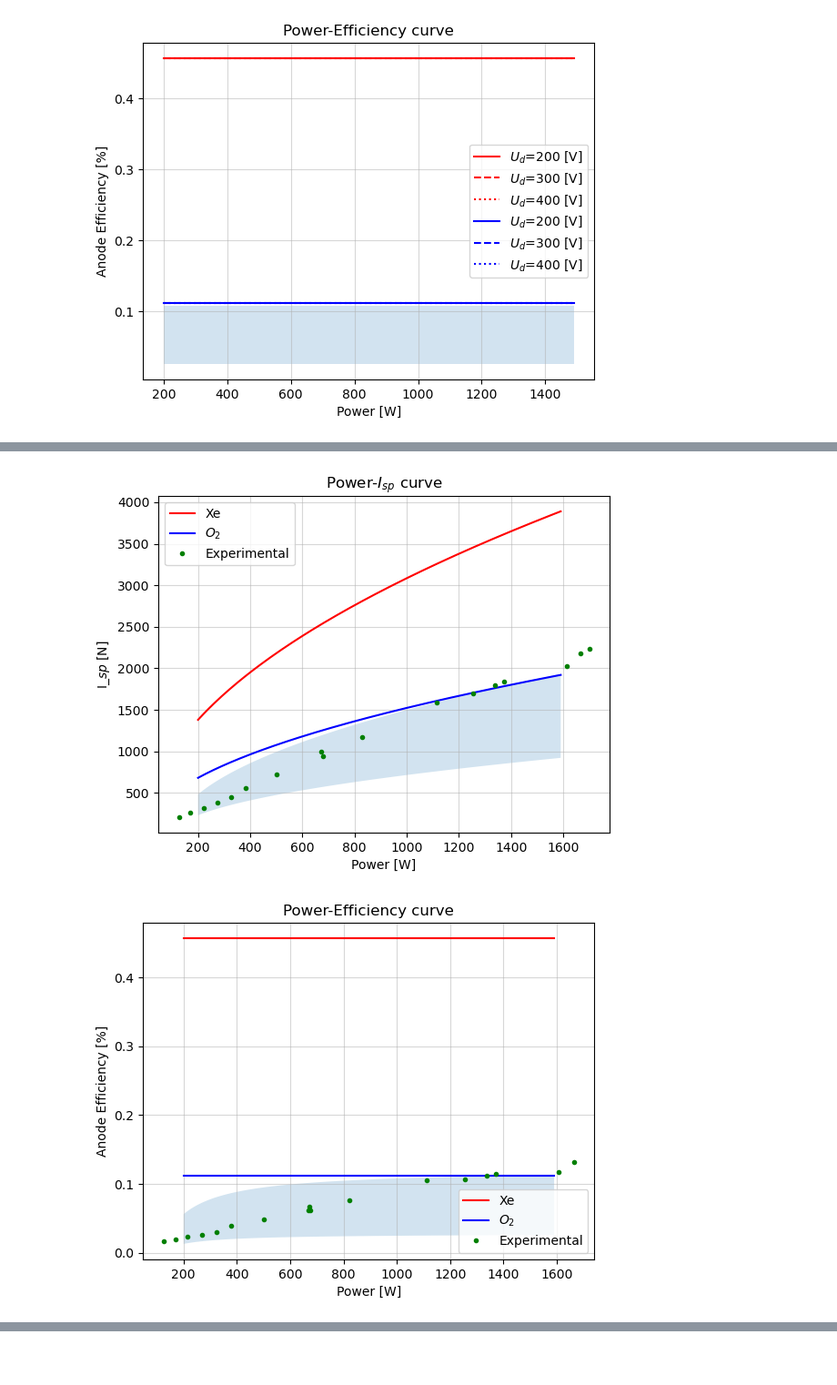
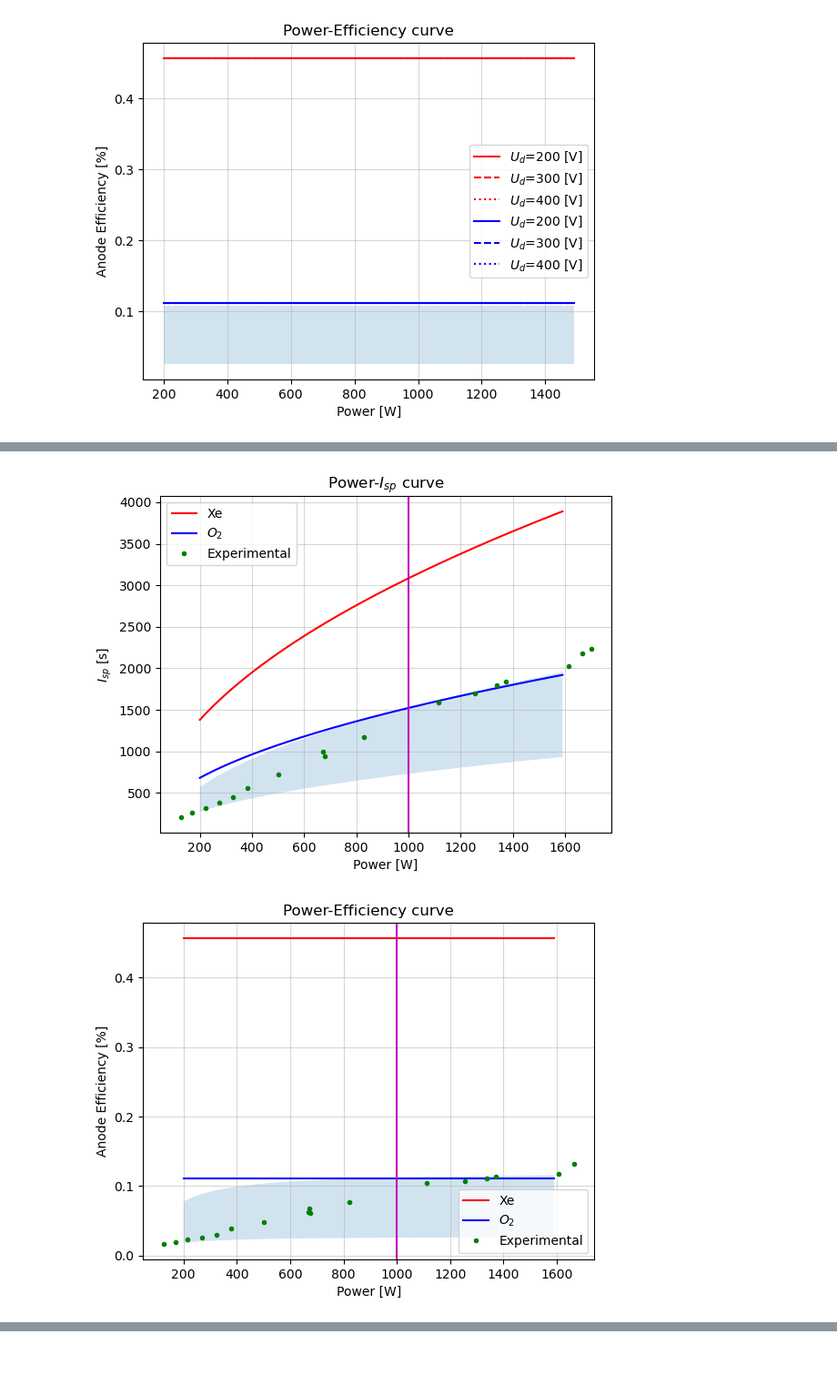
Before and after one commit to Pljwachs/Spacecraft-Propulsion, a Jupyter notebook: Initial parameter calculator.ipynb, the cells around one changed output, grey strips where cells are left out. Shown at 91% size. Drawn from its saved outputs; the diff is of its cells as text; code cells hidden in the pictures.

```diff
--- a/Initial parameter calculator.ipynb
+++ b/Initial parameter calculator.ipynb
@@ -464,7 +466,7 @@ theta_d=np.cos(np.deg2rad(theta))
 
 e=1.602*10e-19
 mo2=32*1.66054*10e-27
-Delta=30
+Delta=20
 
 # For Xenon for different P and U
 for index, mfr in enumerate(dot_m):
@@ -501,6 +503,7 @@ for index, mfr in enumerate(dot_m):
             I_analytic=P/U_d_o2
             P_analytic=P
 
+            # Given P and U and mfr (neglect the influence of geometry) -> calculate T
             T_analytic=alpha[i]*gamma[i]*theta_d[i]*mfr*np.sqrt(2*e/mo2*(U_d_o2-Delta))
             To2_formula[i].append(T_analytic)
 
@@ -522,7 +525,7 @@ T_exp=BNSiO2[1:-1,1]
 #print(T_exp)
 plt.plot(P_exp,T_exp,"g.",label='Experimental')
 
-
+plt.axvline(x=1000,color='m')
 
 
 plt.xlabel('Power [W]')
@@ -546,36 +549,37 @@ Isp_exp=BNSiO2[1:-1,3]
 plt.plot(P_exp,Isp_exp,"g.",label='Experimental')
 
 plt.xlabel('Power [W]')
-plt.ylabel('I_$sp$ [N]')
+plt.ylabel('$I_{sp}$ [s]')
 plt.title('Power-$I_{sp}$ curve')
+plt.axvline(x=1000,color='m')
 
 plt.grid(True,alpha=0.5)
 plt.legend()
 plt.show()
 # %% [output]
-[figure, old version]
+[figure, new version]
 # %%
 #Eta-Power slope
 plt.plot(P_range, eta_xe, 'r',label='Xe')
 plt.plot(P_range, eta_o2, 'b',label='$O_2$')
 
 plt.fill_between(P_range,etao2_formula[0][0:],etao2_formula[1][0:],alpha=0.2)
 
 # Experimental Value
 P_exp=BNSiO2[1:-1,4]
 eta_exp=BNSiO2[1:-1,5]*0.01
 plt.plot(P_exp,eta_exp,"g.",label='Experimental')
 
-
+plt.axvline(x=1000,color='m')
 plt.xlabel('Power [W]')
 plt.ylabel('Anode Efficiency [%]')
 plt.title('Power-Efficiency curve')
 
 plt.grid(True,alpha=0.5)
 plt.legend()
 plt.show()
 # %% [output]
-[figure, old version]
+[figure, new version]
 # %%
 ############# Analytical Equation Parameters #############
 alpha=[0.15,0.3]
```
Also changed, not shown: parts of 5 cells of this notebook.
